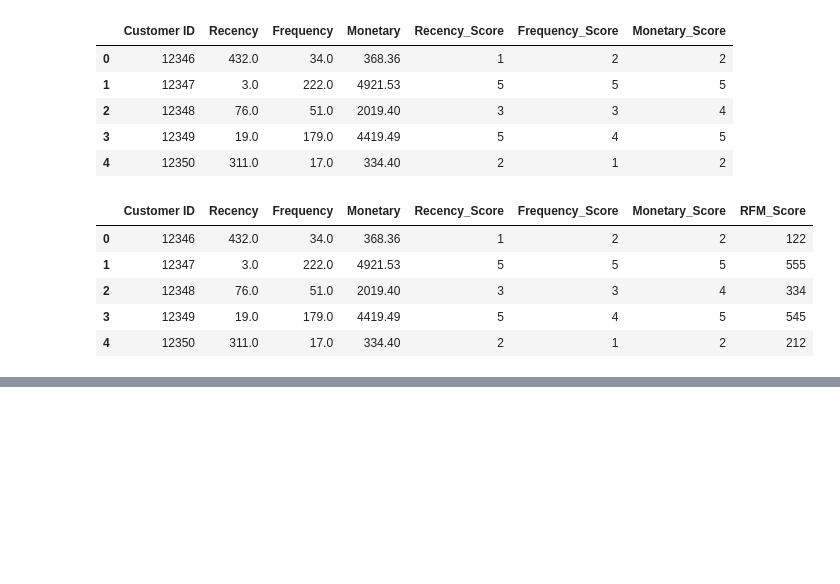
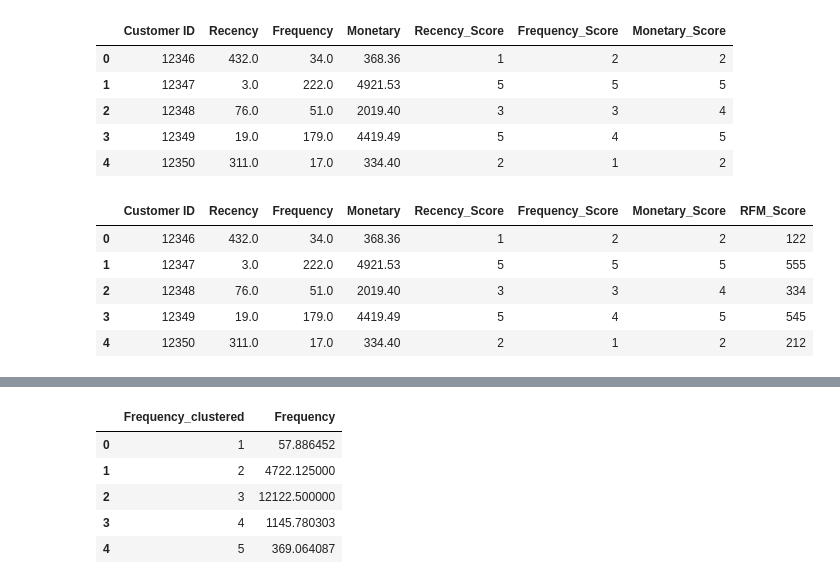
Before and after one commit to ArgyroMp/msc-thesis, a Jupyter notebook: Notebooks/02.rfm_dataset.ipynb, the cells around one changed output, grey strips where cells are left out. Cells and saved outputs as stored; diff of their text form; code cells hidden in the pictures; blank space fills up the shorter version.

```diff
--- a/Notebooks/02.rfm_dataset.ipynb
+++ b/Notebooks/02.rfm_dataset.ipynb
@@ -246,0 +243,11 @@ rfm2.head(10)
+# %%
+r2 = rfm2.groupby(["Frequency_clustered"], as_index=False).agg(
+                            {"Frequency": lambda x :x.mean()})
+r2.head()
+# %% [output]
+|  | Frequency_clustered | Frequency |
+| 0 | 1 | 57.886452 |
+| 1 | 2 | 4722.125000 |
+| 2 | 3 | 12122.500000 |
+| 3 | 4 | 1145.780303 |
+| 4 | 5 | 369.064087 |
```
Also changed, not shown: parts of 23 cells of this notebook, 1 other file.
